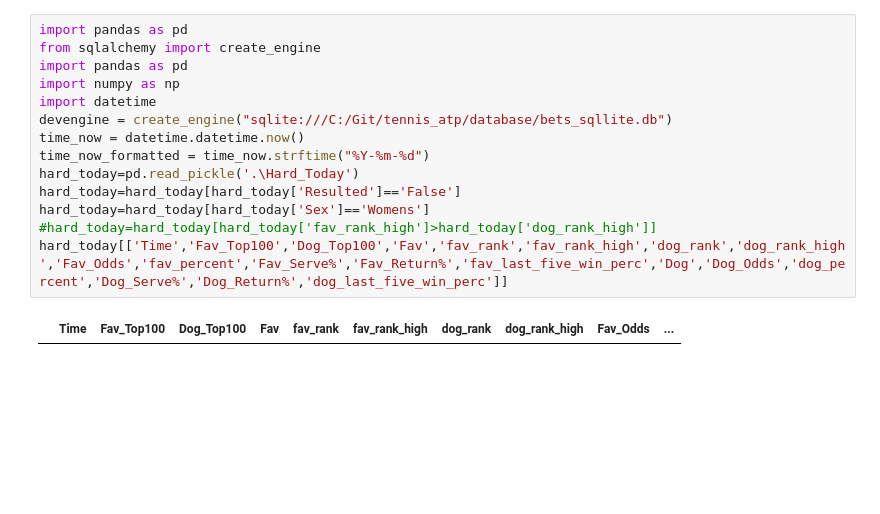
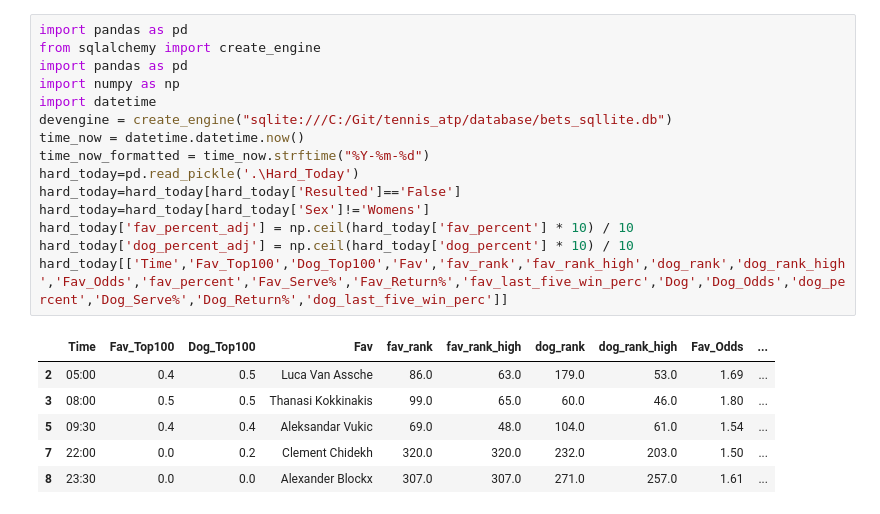
Before and after one commit to Witwolski/tennis_atp, a Jupyter notebook: _hard.ipynb, the cells around one changed output. Cells and saved outputs as stored; diff of their text form; blank space fills up the shorter version.

```diff
--- a/_hard.ipynb
+++ b/_hard.ipynb
@@ -1,16 +26,22 @@
 # %%
 import pandas as pd
 from sqlalchemy import create_engine
 import pandas as pd
 import numpy as np
 import datetime
 devengine = create_engine("sqlite:///C:/Git/tennis_atp/database/bets_sqllite.db")
 time_now = datetime.datetime.now()
 time_now_formatted = time_now.strftime("%Y-%m-%d")
 hard_today=pd.read_pickle('.\Hard_Today')
 hard_today=hard_today[hard_today['Resulted']=='False']
-hard_today=hard_today[hard_today['Sex']=='Womens']
-#hard_today=hard_today[hard_today['fav_rank_high']>hard_today['dog_rank_high']]
+hard_today=hard_today[hard_today['Sex']!='Womens']
+hard_today['fav_percent_adj'] = np.ceil(hard_today['fav_percent'] * 10) / 10
+hard_today['dog_percent_adj'] = np.ceil(hard_today['dog_percent'] * 10) / 10
 hard_today[['Time','Fav_Top100','Dog_Top100','Fav','fav_rank','fav_rank_high','dog_rank','dog_rank_high','Fav_Odds','fav_percent','Fav_Serve%','Fav_Return%','fav_last_five_win_perc','Dog','Dog_Odds','dog_percent','Dog_Serve%','Dog_Return%','dog_last_five_win_perc']]
 # %% [output]
 |  | Time | Fav_Top100 | Dog_Top100 | Fav | fav_rank | fav_rank_high | dog_rank | dog_rank_high | Fav_Odds | ... |
+| 2 | 05:00 | 0.4 | 0.5 | Luca Van Assche | 86.0 | 63.0 | 179.0 | 53.0 | 1.69 | ... |
+| 3 | 08:00 | 0.5 | 0.5 | Thanasi Kokkinakis | 99.0 | 65.0 | 60.0 | 46.0 | 1.80 | ... |
+| 5 | 09:30 | 0.4 | 0.4 | Aleksandar Vukic | 69.0 | 48.0 | 104.0 | 61.0 | 1.54 | ... |
+| 7 | 22:00 | 0.0 | 0.2 | Clement Chidekh | 320.0 | 320.0 | 232.0 | 203.0 | 1.50 | ... |
+| 8 | 23:30 | 0.0 | 0.0 | Alexander Blockx | 307.0 | 307.0 | 271.0 | 257.0 | 1.61 | ... |
```
Also changed, not shown: parts of 7 cells of this notebook, 31 other files.
